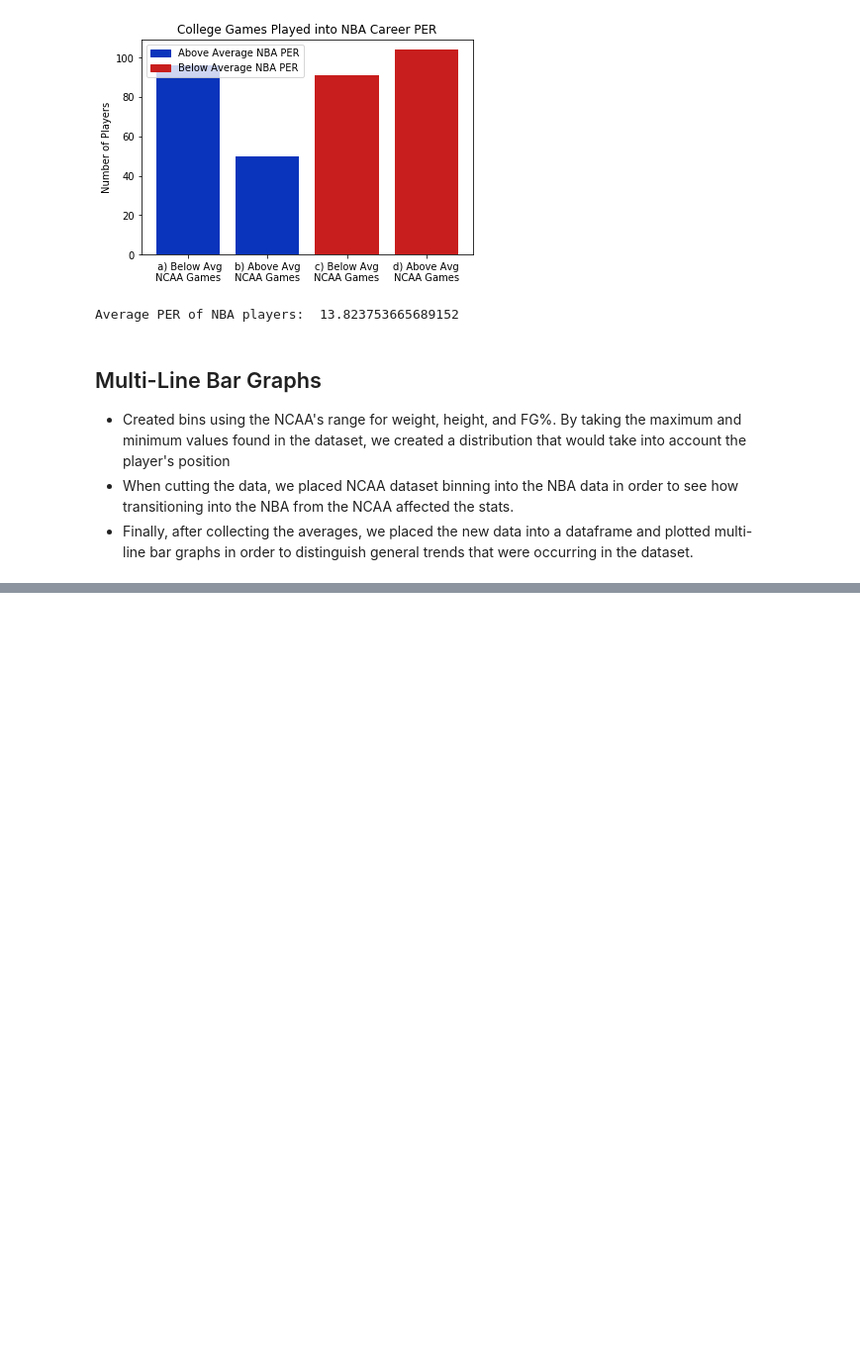
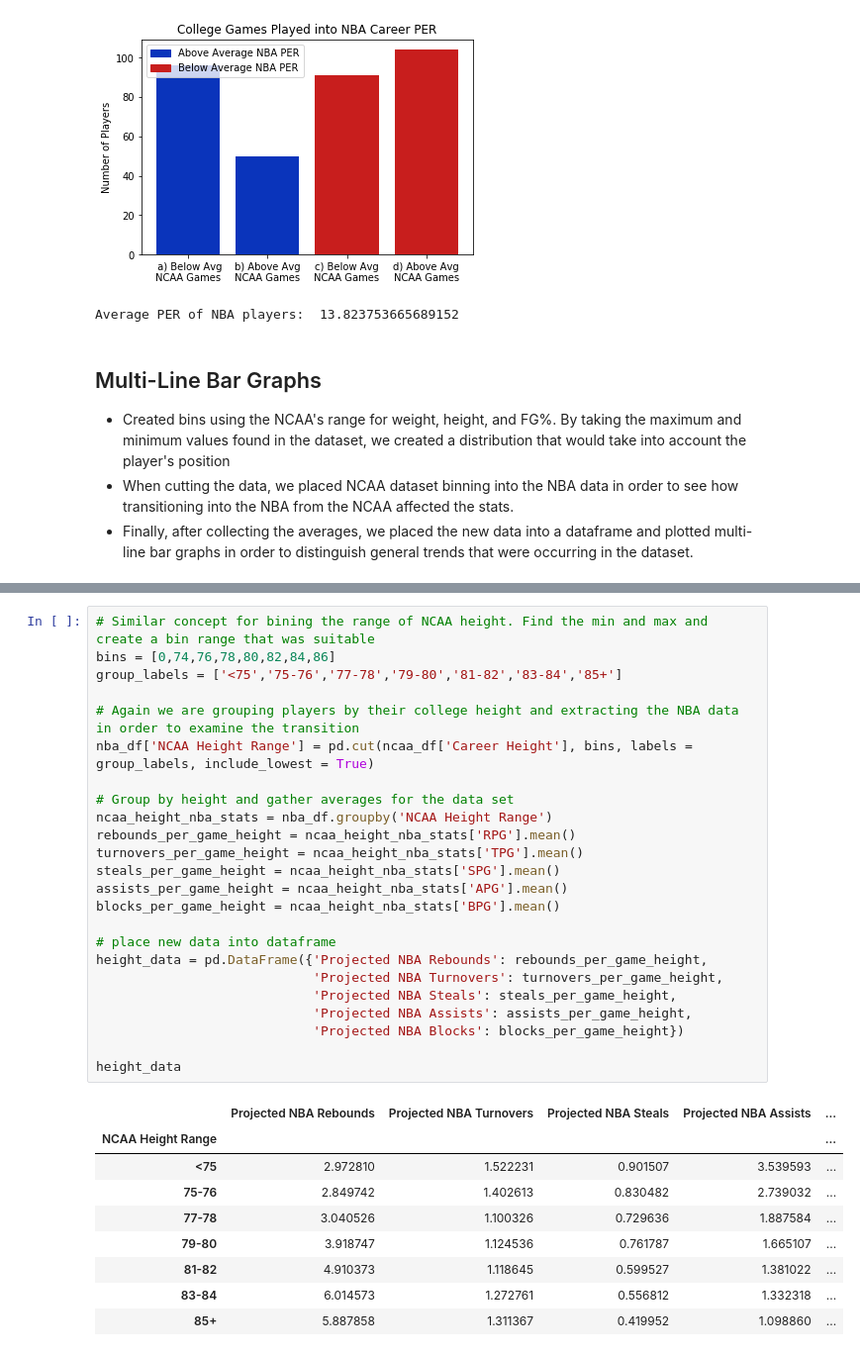
Before and after one commit to Stephen-Chu15/Performance_Translation_Project, a Jupyter notebook: Project_Analysis.ipynb, the cells around one changed output, grey strips where cells are left out. Shown at 99% size. Saved outputs shown, nothing was run; the diff lists cells and outputs as text; blank space fills up the shorter version.

Commit message:
create bins for height

```diff
--- a/Project_Analysis.ipynb
+++ b/Project_Analysis.ipynb
@@ -333,0 +384,34 @@ Average PER of NBA players:  13.823753665689152
+# %%
+# Similar concept for bining the range of NCAA height. Find the min and max and create a bin range that was suitable
+bins = [0,74,76,78,80,82,84,86]
+group_labels = ['<75','75-76','77-78','79-80','81-82','83-84','85+']
+
+# Again we are grouping players by their college height and extracting the NBA data in order to examine the transition
+nba_df['NCAA Height Range'] = pd.cut(ncaa_df['Career Height'], bins, labels = group_labels, include_lowest = True)
+
+# Group by height and gather averages for the data set
+ncaa_height_nba_stats = nba_df.groupby('NCAA Height Range')
+rebounds_per_game_height = ncaa_height_nba_stats['RPG'].mean()
+turnovers_per_game_height = ncaa_height_nba_stats['TPG'].mean()
+steals_per_game_height = ncaa_height_nba_stats['SPG'].mean()
+assists_per_game_height = ncaa_height_nba_stats['APG'].mean()
+blocks_per_game_height = ncaa_height_nba_stats['BPG'].mean()
+
+# place new data into dataframe
+height_data = pd.DataFrame({'Projected NBA Rebounds': rebounds_per_game_height,
+                            'Projected NBA Turnovers': turnovers_per_game_height,
+                            'Projected NBA Steals': steals_per_game_height,
+                            'Projected NBA Assists': assists_per_game_height,
+                            'Projected NBA Blocks': blocks_per_game_height})
+
+height_data
+# %% [output]
+|  | Projected NBA Rebounds | Projected NBA Turnovers | Projected NBA Steals | Projected NBA Assists | ... |
+| NCAA Height Range |  |  |  |  | ... |
+| <75 | 2.972810 | 1.522231 | 0.901507 | 3.539593 | ... |
+| 75-76 | 2.849742 | 1.402613 | 0.830482 | 2.739032 | ... |
+| 77-78 | 3.040526 | 1.100326 | 0.729636 | 1.887584 | ... |
+| 79-80 | 3.918747 | 1.124536 | 0.761787 | 1.665107 | ... |
+| 81-82 | 4.910373 | 1.118645 | 0.599527 | 1.381022 | ... |
+| 83-84 | 6.014573 | 1.272761 | 0.556812 | 1.332318 | ... |
+| 85+ | 5.887858 | 1.311367 | 0.419952 | 1.098860 | ... |
```
Also changed, not shown: parts of 2 cells of this notebook.
